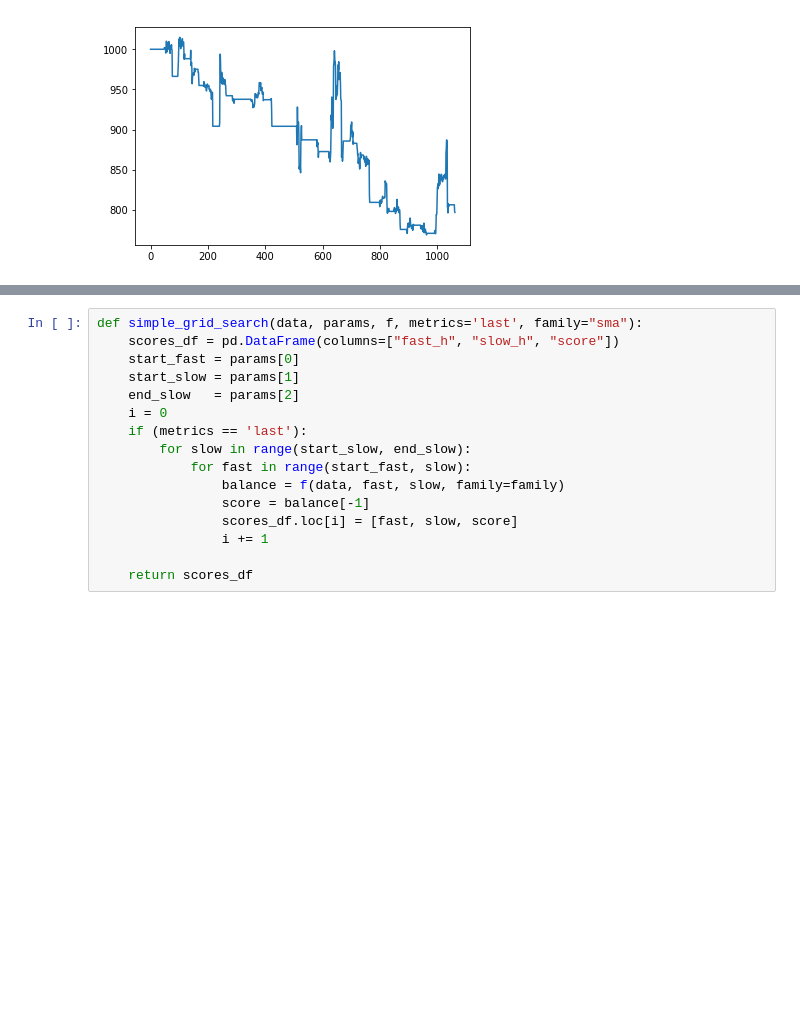
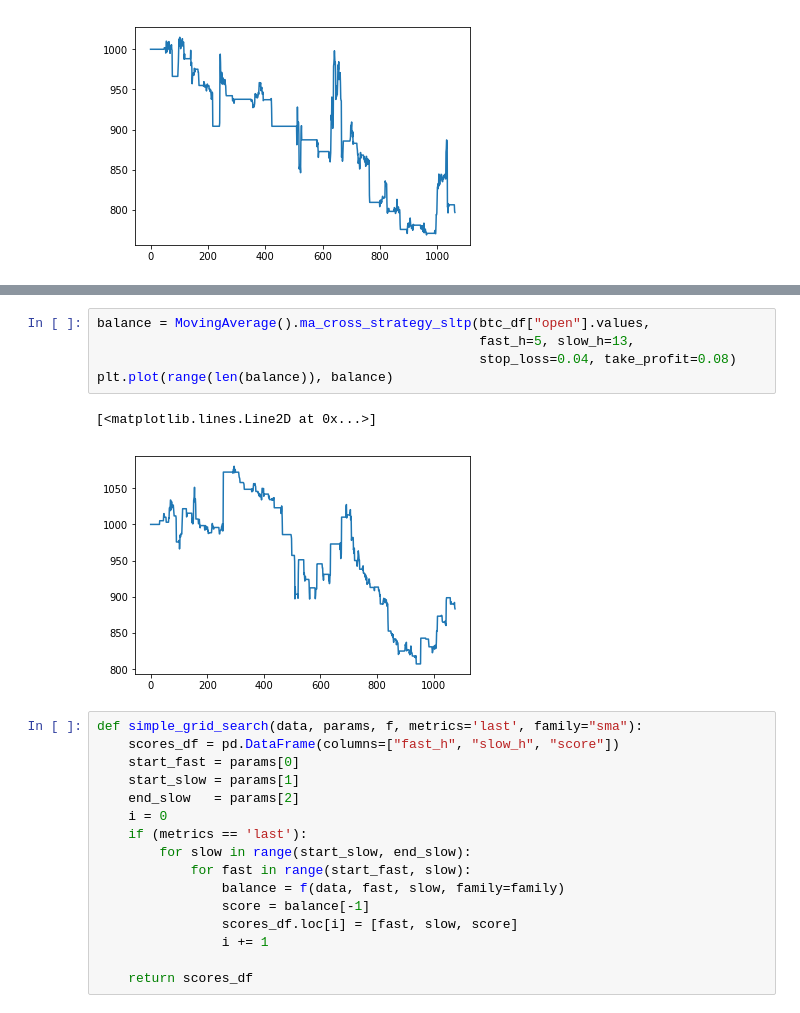
Before and after one commit to snp600/trading-alchemy, a Jupyter notebook: backtesting/backtesting-sandbox.ipynb, the cells around one changed output, grey strips where cells are left out. Saved outputs shown, nothing was run; the diff lists cells and outputs as text; blank space fills up the shorter version.

```diff
--- a/backtesting/backtesting-sandbox.ipynb
+++ b/backtesting/backtesting-sandbox.ipynb
@@ -25,3 +66,11 @@ plt.plot(range(len(balance)), balance)
+# %%
+balance = MovingAverage().ma_cross_strategy_sltp(btc_df["open"].values,
+                                                 fast_h=5, slow_h=13,
+                                                 stop_loss=0.04, take_profit=0.08)
+plt.plot(range(len(balance)), balance)
+# %% [output]
+[<matplotlib.lines.Line2D at 0x...>]
+[figure, added]
 # %%
 def simple_grid_search(data, params, f, metrics='last', family="sma"):
     scores_df = pd.DataFrame(columns=["fast_h", "slow_h", "score"])
```
Also changed, not shown: parts of 5 cells of this notebook, 1 other file.
